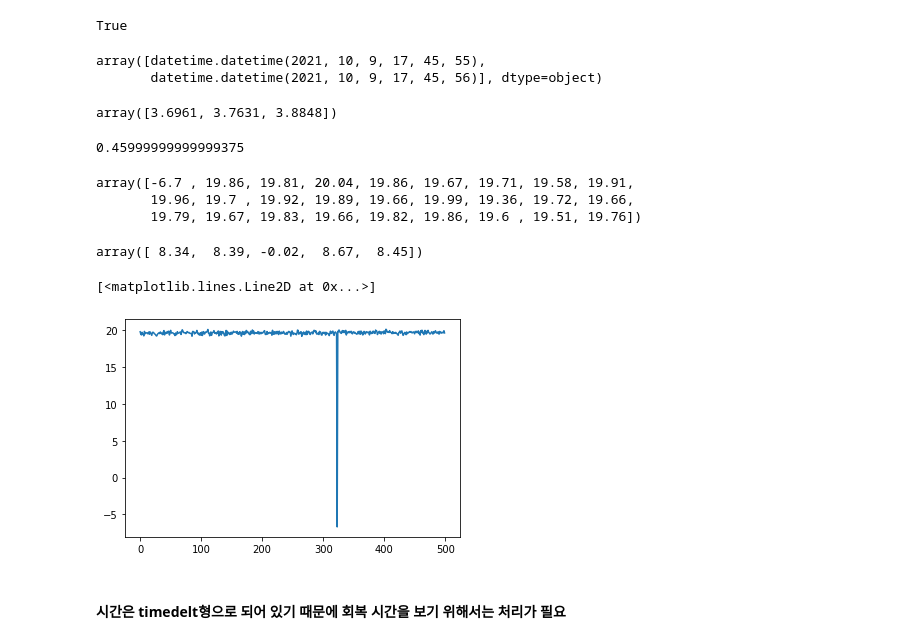
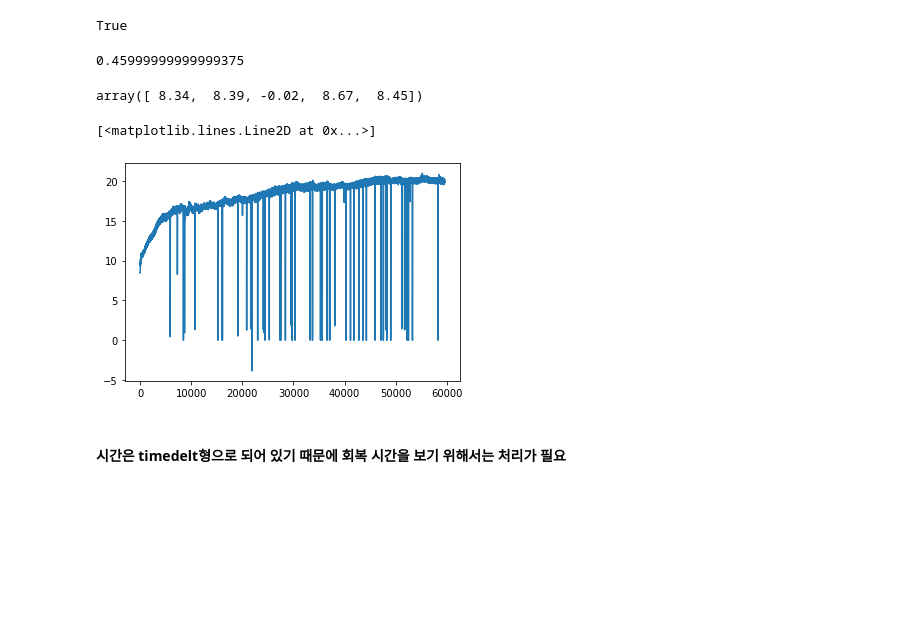
Before and after one commit to minD9it/Battery, a Jupyter notebook: DataAnalysis_v1.0.ipynb, the cells around one changed output. Saved outputs shown, nothing was run; the diff lists cells and outputs as text; code cells hidden in the pictures; blank space fills up the shorter version.

```diff
--- a/DataAnalysis_v1.0.ipynb
+++ b/DataAnalysis_v1.0.ipynb
@@ -125,27 +125,30 @@ ref = np.array([], dtype=int)
 
 for t in tqdm(t_crit):
     tmp = t #tmp는 >0.020 이전의 전압 인덱스
-    cnt = 0
-    loop = 0
+#     cnt = 0
+#     loop = 0
+#     print('tmp', tmp, "t", t)
     for i in range(1, 5):
-        loop = i
+#         loop = i
+#         print('i', i, 'tmp', tmp, "t", t)
         #전압 (+), 전류 (-) => 이전 인덱스
-        if (data['Voltage(V)'][tmp] < data['Voltage(V)'][t-i]) and (data['Current(A)'][tmp] > data['Current(A)'][t-i]) and (data['Current(A)'][tmp] != 0.0000):
+        if (data['Voltage(V)'][tmp] < data['Voltage(V)'][t-i]): # and ((data['Current(A)'][t-i] != 0.0000) or (data['Current(A)'][tmp] != 0.0000)): # and (data['Current(A)'][tmp] > data['Current(A)'][t-i])
             tmp = t-i
         #전압 (-), 전류 (+) => 이전 인덱스
-        elif (data['Voltage(V)'][tmp] > data['Voltage(V)'][t-i]) and (data['Current(A)'][tmp] < data['Current(A)'][t-i]) and (data['Current(A)'][tmp] > 0.020):
+        elif (data['Voltage(V)'][tmp] > data['Voltage(V)'][t-i]) and (data['Current(A)'][tmp] < data['Current(A)'][t-i]) and (data['Current(A)'][tmp] != 0.0000) and (data['Current(A)'][t-i] > 0.020):
             tmp = t-i
         #전압 (+), 전류 그대로 => 이전 인덱스
-        elif (data['Voltage(V)'][tmp] < data['Voltage(V)'][t-i]) and (data['Current(A)'][tmp] == data['Current(A)'][t-i]):
-            tmp = t-i
+#         elif (data['Voltage(V)'][tmp] < data['Voltage(V)'][t-i]) and (data['Current(A)'][tmp] == data['Current(A)'][t-i]): # and (data['Current(A)'][tmp] != 0.0000):
+#             tmp = t-i
 #         #전압, 전류 그대로 or 전압 (-), 전류 그대로 => 인덱스 유지
 #         elif not(data['Voltage(V)'][tmp] < data['Voltage(V)'][tmp-i]) and not(data['Current(A)'][tmp] < data['Current(A)'][tmp-i]):
 #             cnt += 1
         else: #인덱스를 유지해야 하는 경우를 세기
-            cnt = cnt + 1
-
+            continue
+#             cnt = cnt + 1
     #tmp - 반복 횟수 + 바뀌지 않은 인덱스
-    ref = np.append(ref, t-loop+cnt)
+    ref = np.append(ref, tmp)
+#     print('tmp', tmp, 't', t, 'cnt', cnt, 'ref', ref)
 
 ref = np.unique(ref) #중복 값 제거
 
@@ -244,33 +252,24 @@ data['Voltage(V)'][2682946]
 # %% [output]
 True
 # %%
-recovery_time[43323]
+recovery_time[21868]
-# %% [output]
-array([datetime.datetime(2021, 10, 9, 17, 45, 55),
-       datetime.datetime(2021, 10, 9, 17, 45, 56)], dtype=object)
 # %%
-recovery_volt[43323]
+recovery_volt[21867]
-# %% [output]
-array([3.6961, 3.7631, 3.8848])
 # %%
 (recovery_volt[26080][0] - recovery_volt[26080][2]) * 100
 # %% [output]
 0.45999999999999375
 # %%
-np.max(recovery_rate[43323:43350], axis=1)
+np.max(recovery_rate[21865:21875], axis=1)
-# %% [output]
-array([-6.7 , 19.86, 19.81, 20.04, 19.86, 19.67, 19.71, 19.58, 19.91,
-       19.96, 19.7 , 19.92, 19.89, 19.66, 19.99, 19.36, 19.72, 19.66,
-       19.79, 19.67, 19.83, 19.66, 19.82, 19.86, 19.6 , 19.51, 19.76])
 # %%
 np.max(recovery_rate[:5], axis=1)
 # %% [output]
 array([ 8.34,  8.39, -0.02,  8.67,  8.45])
 # %%
-plt.plot(np.max(recovery_rate[43000:43500], axis=1))
+plt.plot(np.max(recovery_rate[:], axis=1))
 # %% [output]
 [<matplotlib.lines.Line2D at 0x...>]
-[figure, old version]
+[figure, new version]
 # %% [markdown]
 #### 시간은 timedelt형으로 되어 있기 때문에 회복 시간을 보기 위해서는 처리가 필요
 # %%
```
Also changed, not shown: parts of 3 cells of this notebook.
